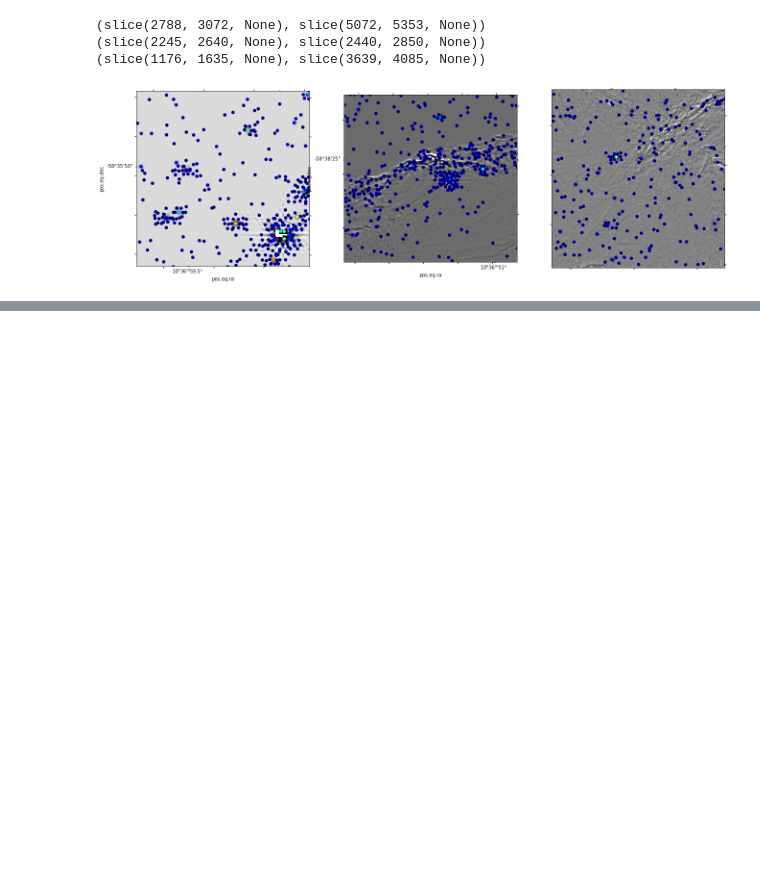
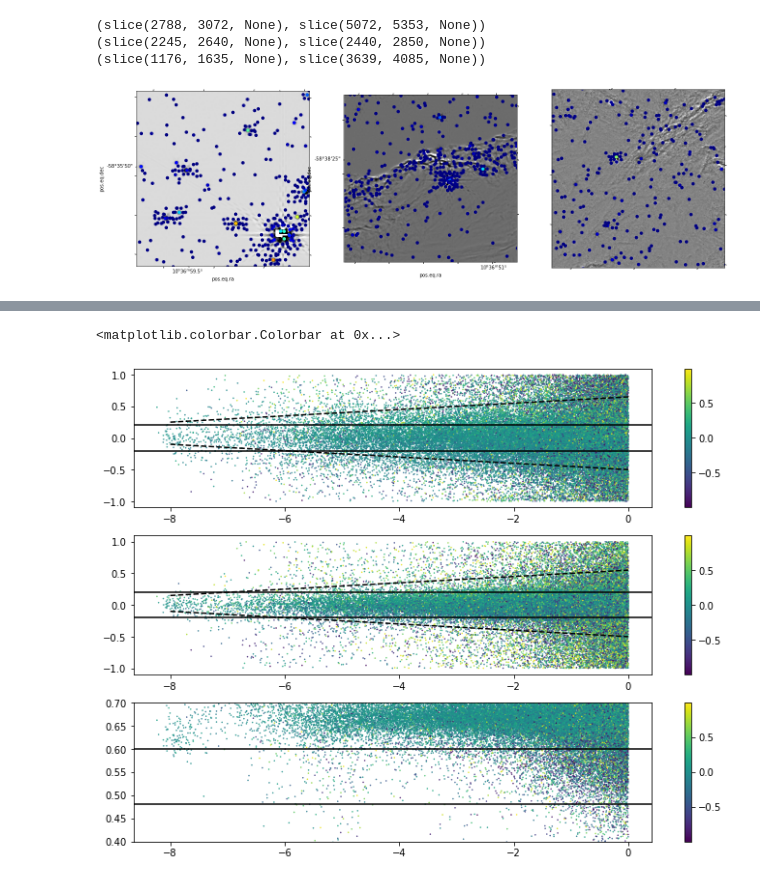
Before and after one commit to keflavich/JW0731_Carina, a Jupyter notebook: PhotometryDepthChecks.ipynb, the cells around one changed output, grey strips where cells are left out. Cells and saved outputs as stored; diff of their text form; code cells hidden in the pictures; blank space fills up the shorter version.

```diff
--- a/PhotometryDepthChecks.ipynb
+++ b/PhotometryDepthChecks.ipynb
@@ -109,0 +110,25 @@ check_image(hdu=hdu, catalog=finstars, noface=True, max_percent=99.5, min_percen
+# %%
+pl.figure(figsize=(12,9))
+ax1 = pl.subplot(3,1,1)
+sc1=ax1.scatter(finstars['mag'], finstars['roundness1'], c=finstars['roundness2'], marker='.', s=1)
+ax1.axhline(-0.2, color='k')
+ax1.axhline(0.2, color='k')
+ax1.plot(np.linspace(-8,0), np.linspace(-8,0)*0.4/8 + 0.65, 'k--')
+ax1.plot(np.linspace(-8,0), np.linspace(-8,0)*-0.4/8 - 0.5, 'k--')
+pl.colorbar(mappable=sc1)
+ax3 = pl.subplot(3,1,2)
+sc3=ax3.scatter(finstars['mag'], finstars['roundness2'], c=finstars['roundness1'], marker='.', s=1)
+ax3.axhline(-0.2, color='k')
+ax3.axhline(0.2, color='k')
+ax3.plot(np.linspace(-8,0), np.linspace(-8,0)*0.4/8 + 0.55, 'k--')
+ax3.plot(np.linspace(-8,0), np.linspace(-8,0)*-0.4/8 - 0.5, 'k--')
+pl.colorbar(mappable=sc3)
+ax2 = pl.subplot(3,1,3)
+sc2 = ax2.scatter(finstars['mag'], finstars['sharpness'], c=finstars['roundness2'], marker='.', s=1)
+ax2.axhline(0.48, color='k')
+ax2.axhline(0.6, color='k')
+ax2.set_ylim(0.4, 0.7)
+pl.colorbar(mappable=sc2)
+# %% [output]
+<matplotlib.colorbar.Colorbar at 0x...>
+[figure, added]
```
Also changed, not shown: parts of 2 cells of this notebook, 2 other files.
